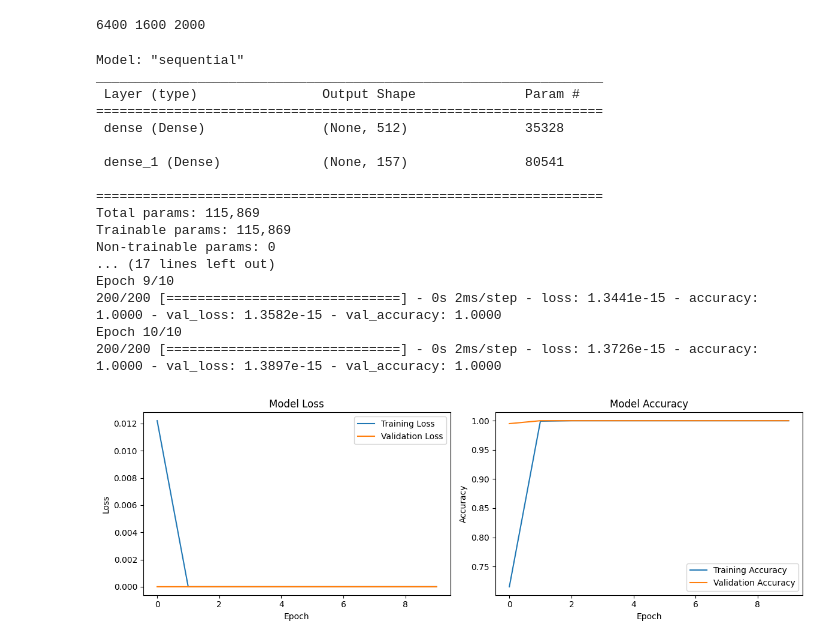
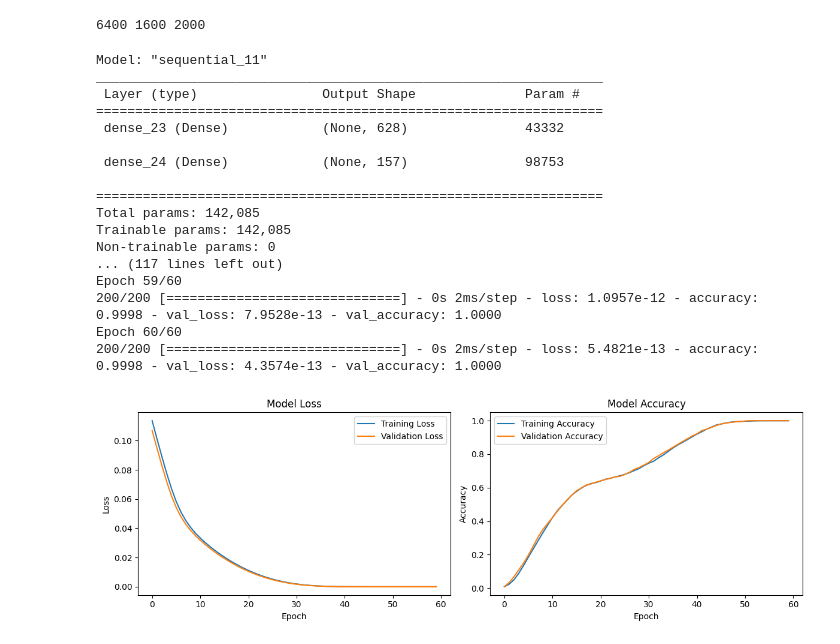
Before and after one commit to NadeenUdantha/TechCrew-Tehtrithlon-Datathon, a Jupyter notebook: model5.ipynb, the cells around one changed output. Drawn from its saved outputs; the diff is of its cells as text; code cells hidden in the pictures.

Commit message:
improve model5

```diff
--- a/model5.ipynb
+++ b/model5.ipynb
@@ -106,57 +106,58 @@ print(len(train_X), len(val_X), len(test_X))
 # %%
 import matplotlib.pyplot as plt
 from tensorflow.keras.callbacks import EarlyStopping
+from tensorflow.keras.optimizers import Adam
 
 model = keras.Sequential([
     layers.Input(shape=(len(unique_activities),)),
-    layers.Dense(units=512),
+    layers.Dense(units=len(unique_destinations)*4),
     layers.Dense(units=len(unique_destinations)),
 ])
 
-model.compile(optimizer='adam', loss='mse', metrics=['accuracy'])
+model.compile(optimizer=Adam(learning_rate=0.00001), loss='mse', metrics=['accuracy'])
 model.summary()
 
-history = model.fit(train_X, train_Y, validation_data=(val_X, val_Y), epochs=10)
+history = model.fit(train_X, train_Y, validation_data=(val_X, val_Y), epochs=60)
 
 plt.figure(figsize=(12, 4))
 
 plt.subplot(1, 2, 1)
 plt.plot(history.history['loss'], label='Training Loss')
 plt.plot(history.history['val_loss'], label='Validation Loss')
 plt.title('Model Loss')
 plt.xlabel('Epoch')
 plt.ylabel('Loss')
 plt.legend()
 
 plt.subplot(1, 2, 2)
 plt.plot(history.history['accuracy'], label='Training Accuracy')
 plt.plot(history.history['val_accuracy'], label='Validation Accuracy')
 plt.title('Model Accuracy')
 plt.xlabel('Epoch')
 plt.ylabel('Accuracy')
 plt.legend()
 
 plt.tight_layout()
 plt.show()
 # %% [output]
-Model: "sequential"
+Model: "sequential_11"
 _________________________________________________________________
  Layer (type)                Output Shape              Param #
 =================================================================
- dense (Dense)               (None, 512)               35328
+ dense_23 (Dense)            (None, 628)               43332
 
- dense_1 (Dense)             (None, 157)               80541
+ dense_24 (Dense)            (None, 157)               98753
 
 =================================================================
-Total params: 115,869
-Trainable params: 115,869
+Total params: 142,085
+Trainable params: 142,085
 Non-trainable params: 0
-... (17 lines left out)
-Epoch 9/10
-200/200 [==============================] - 0s 2ms/step - loss: 1.3441e-15 - accuracy: 1.0000 - val_loss: 1.3582e-15 - val_accuracy: 1.0000
-Epoch 10/10
-200/200 [==============================] - 0s 2ms/step - loss: 1.3726e-15 - accuracy: 1.0000 - val_loss: 1.3897e-15 - val_accuracy: 1.0000
+... (117 lines left out)
+Epoch 59/60
+200/200 [==============================] - 0s 2ms/step - loss: 1.0957e-12 - accuracy: 0.9998 - val_loss: 7.9528e-13 - val_accuracy: 1.0000
+Epoch 60/60
+200/200 [==============================] - 0s 2ms/step - loss: 5.4821e-13 - accuracy: 0.9998 - val_loss: 4.3574e-13 - val_accuracy: 1.0000
-[figure, old version]
+[figure, new version]
 # %%
 
 results = model.evaluate(test_X, test_Y)
```
Also changed, not shown: parts of 2 cells of this notebook.
